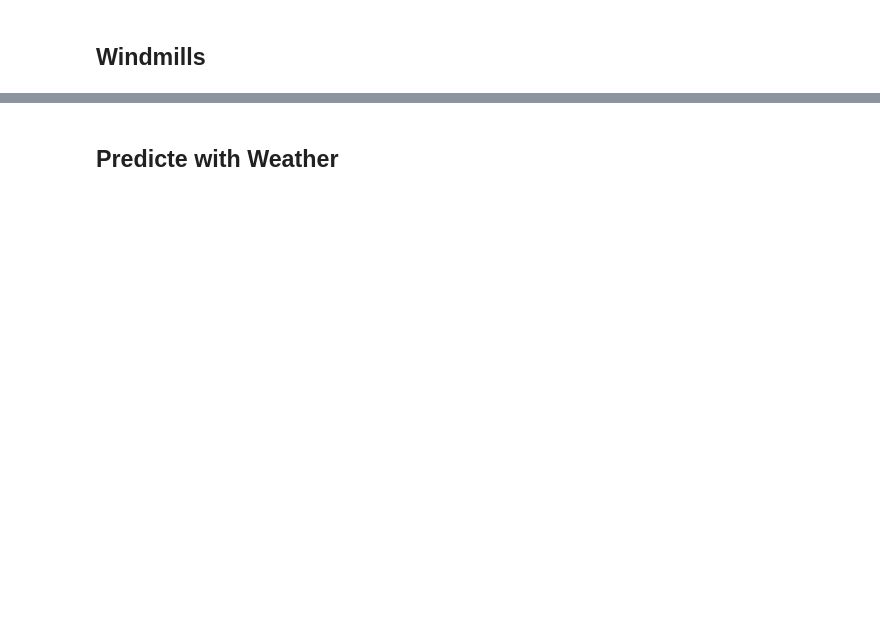
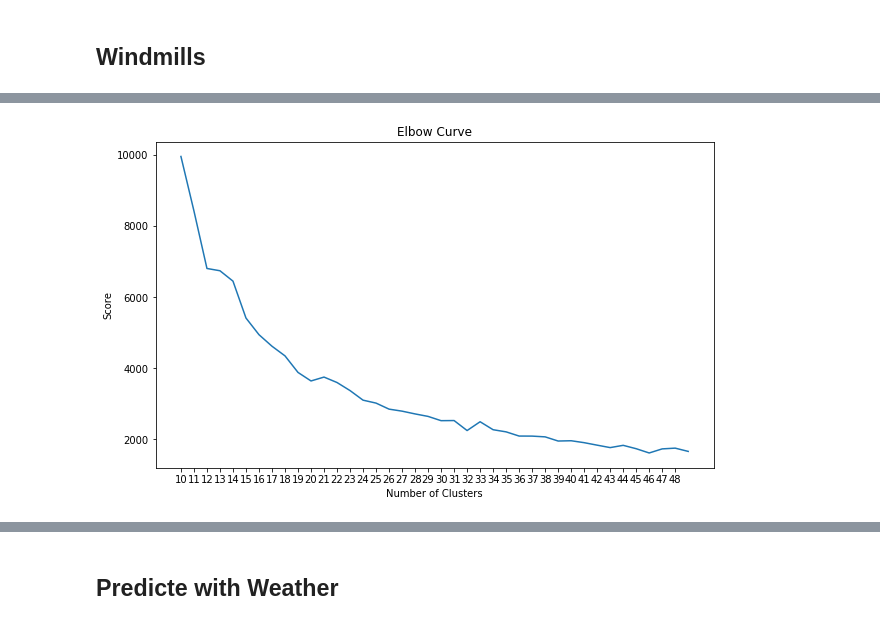
Before and after one commit to sevewing/WindmillPrediction, a Jupyter notebook: pyspark.ipynb, the cells around one changed output, grey strips where cells are left out. Saved outputs shown, nothing was run; the diff lists cells and outputs as text; code cells hidden in the pictures; blank space fills up the shorter version.

```diff
--- a/pyspark.ipynb
+++ b/pyspark.ipynb
@@ -216,3 +124,7 @@ pl.show()
+# %%
+elbow_plot(df_cost)
+# %% [output]
+[figure, added]
 # %%
 kmean = KMeans(featuresCol='scaledFeatures', k=35, seed=1)
 model = kmean.fit(windmill)
```
Also changed, not shown: parts of 51 cells of this notebook, 2 other files.
